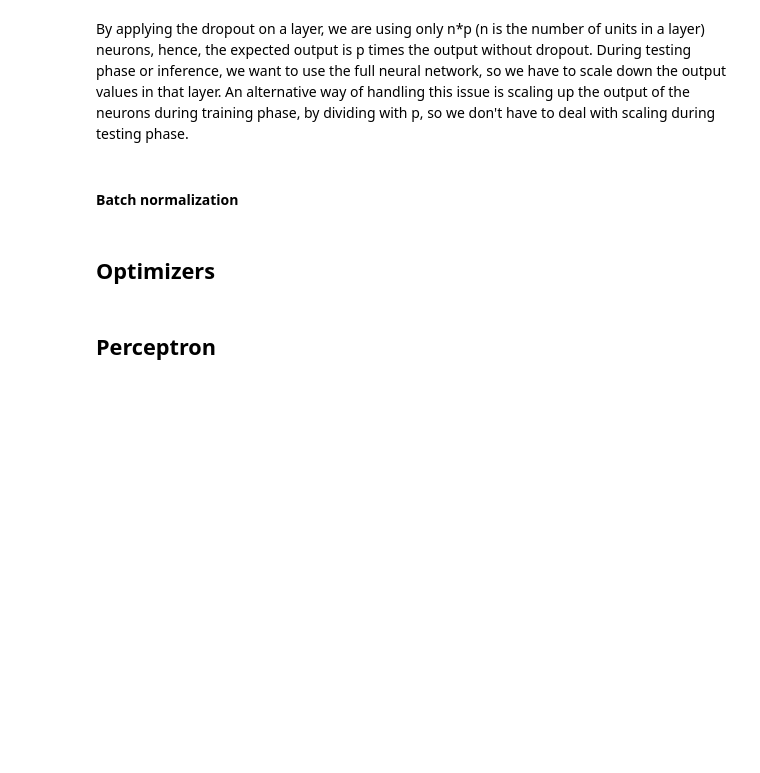
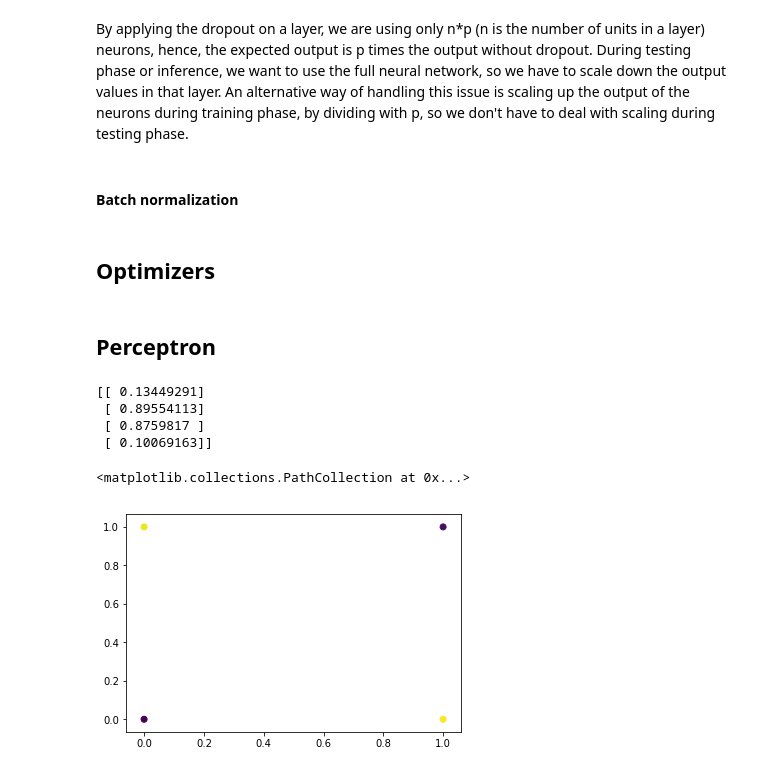
Before and after one commit to Mrpatekful/numpyml, a Jupyter notebook: mlp_numpy.ipynb, the cells around one changed output. Saved outputs shown, nothing was run; the diff lists cells and outputs as text; code cells hidden in the pictures; blank space fills up the shorter version.

Commit message:
predictor function ready

```diff
--- a/mlp_numpy.ipynb
+++ b/mlp_numpy.ipynb
@@ -248,7 +248,8 @@ class Dropout(Layer):
     def isDropout(self):
         return True
 
-    def recreate_mask(self):
+    def recreate_mask(self, probability):
+        self.probability = probability
         self.mask = np.random.binomial(1, self.probability, size=self.size)
 # %% [markdown]
 #### Batch normalization
@@ -311,6 +312,22 @@ class Mlp:
             self.forward_prop(x)
             self.back_prop(y)
 
+    def predict(self, x):
+        self.layers[0].forward(x)
+
+        for index in range(len(self.weight_matrices)):
+            layer = self.layers[index+1]
+            if layer.isDropout():
+                p = layer.probability
+                layer.recreate_mask(1)
+            layer.forward(np.dot(self.layers[index].value,
+                            self.weight_matrices[index]) + self.biases[index])
+            if layer.isDropout():
+                layer.recreate_mask(p)
+
+        print(self.layers[-1].value)
+        return self.layers[-1].value
+
     def forward_prop(self, x):
         self.batch_size = x.shape[0]
         self.layers[0].forward(x)
@@ -334,7 +351,7 @@ class Mlp:
 
         for layer in self.layers:
             if layer.isDropout():
-                layer.recreate_mask()
+                layer.recreate_mask(layer.probability)
 
         return (error**2).sum()/layers[-1].size/self.batch_size
 
@@ -353,16 +370,28 @@ class Mlp:
 # %%
 np.random.seed(1)
 
 layers = []
 layers.append(Layer(Linear(), size=2))
-layers.append(Dropout(Layer(Sigmoid(), size=100), probability=1))
-layers.append(Layer(Sigmoid(), size=2))
+layers.append(Dropout(Layer(Tanh(), size=10), probability=0.5))
+layers.append(Layer(Linear(), size=1))
 
 mlp_object = Mlp(layers)
 
 train_x = np.array([[1,1], [1,0], [0,1], [0,0]])
 train_y = np.array([[0], [1], [1], [0]])
 
-pipe = InputPipeLine(train_x, train_y, 1)
+pipe = InputPipeLine(train_x, train_y, 4)
 
-mlp_object.train(0.01, 0.1, 100, pipe)
+mlp_object.train(0.1, 0.1, 500, pipe)
+
+fig1=plt.figure()
+plt.scatter([element[0] for element in train_x],
+            [element[1] for element in train_x],
+            c=[element for element in mlp_object.predict(np.array([[1,1], [1,0], [0,1], [0,0]]))])
+# %% [output]
+[[ 0.13449291]
+ [ 0.89554113]
+ [ 0.8759817 ]
+ [ 0.10069163]]
+<matplotlib.collections.PathCollection at 0x...>
+[figure, added]
```
